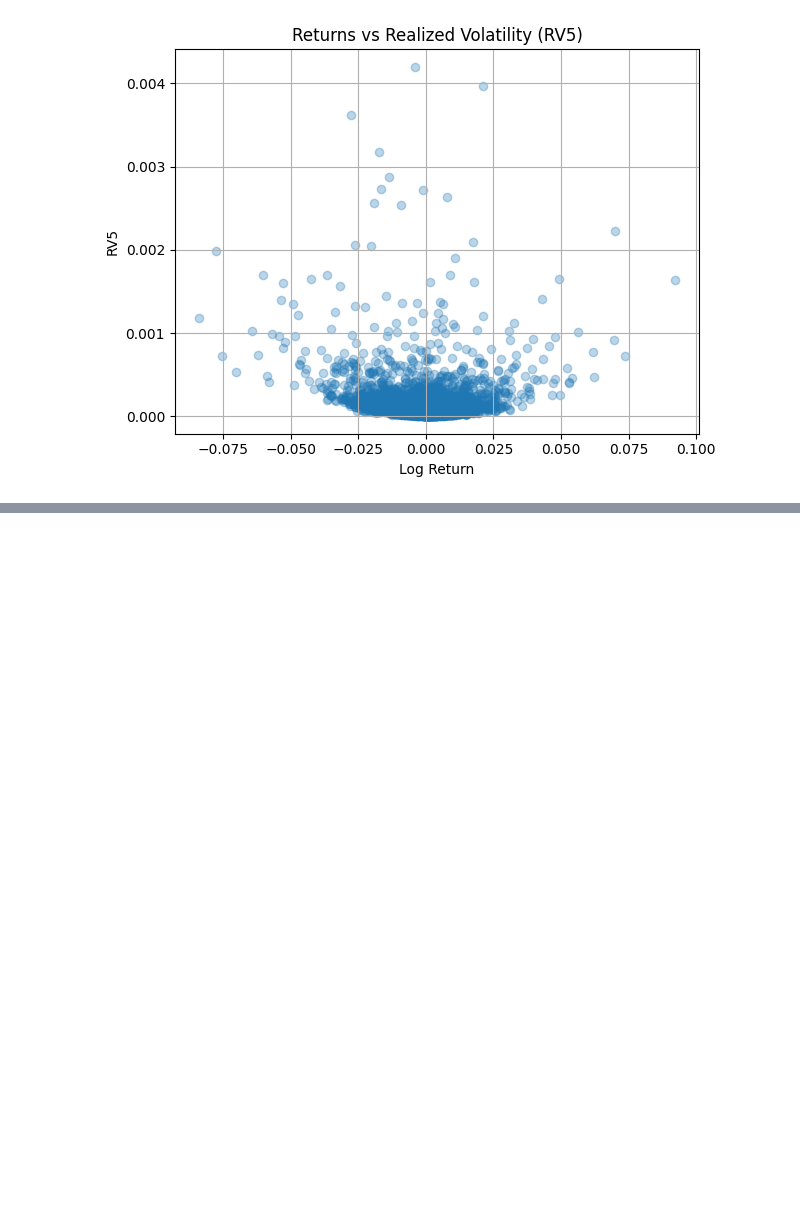
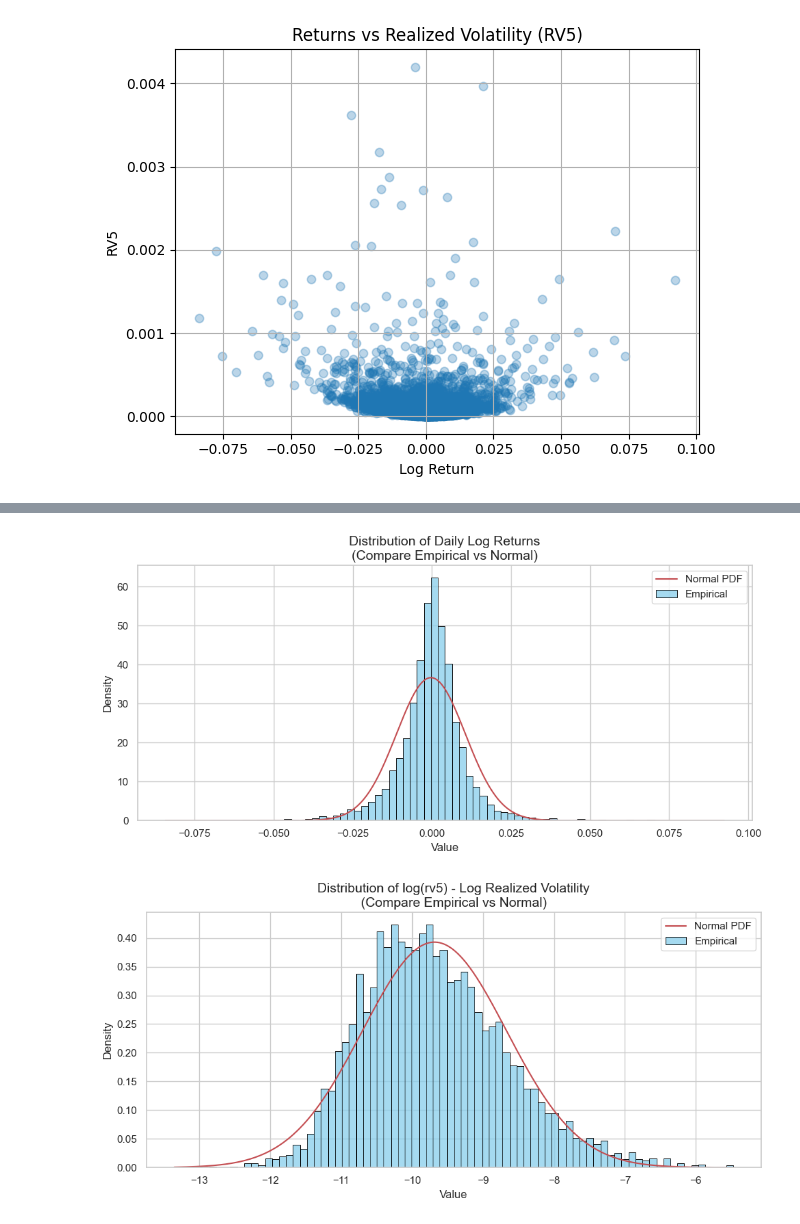
Before and after one commit to adparikh245/DeepRGARCH, a Jupyter notebook: EDA/data_analysis.ipynb, the cells around one changed output, grey strips where cells are left out. Cells and saved outputs as stored; diff of their text form; code cells hidden in the pictures; blank space fills up the shorter version.

```diff
--- a/EDA/data_analysis.ipynb
+++ b/EDA/data_analysis.ipynb
@@ -134,0 +178,36 @@ plt.show()
+# %%
+import seaborn as sns
+from scipy.stats import norm
+
+# Set seaborn style
+sns.set(style="whitegrid")
+
+# Extract data
+returns = df_clean['log_return'].dropna()
+log_vol = df_clean['log_rv5'].dropna()
+
+# Plot function
+def plot_vs_normal(data, title):
+    plt.figure(figsize=(10, 5))
+    sns.histplot(data, bins=80, kde=False, stat="density", color='skyblue', edgecolor='black', label='Empirical')
+
+    # Fit a normal distribution and overlay it
+    mu, std = norm.fit(data)
+    x = np.linspace(data.min(), data.max(), 500)
+    plt.plot(x, norm.pdf(x, mu, std), 'r-', label='Normal PDF')
+
+    plt.title(f"{title}\n(Compare Empirical vs Normal)", fontsize=14)
+    plt.xlabel('Value')
+    plt.ylabel('Density')
+    plt.legend()
+    plt.tight_layout()
+    plt.show()
+
+# Plot for log_return
+plot_vs_normal(returns, 'Distribution of Daily Log Returns')
+
+# Plot for log(rv5)
+plot_vs_normal(log_vol, 'Distribution of log(rv5) - Log Realized Volatility')
+# %% [output]
+[figure, added]
+[figure, added]
```
Also changed, not shown: parts of 3 cells of this notebook.
